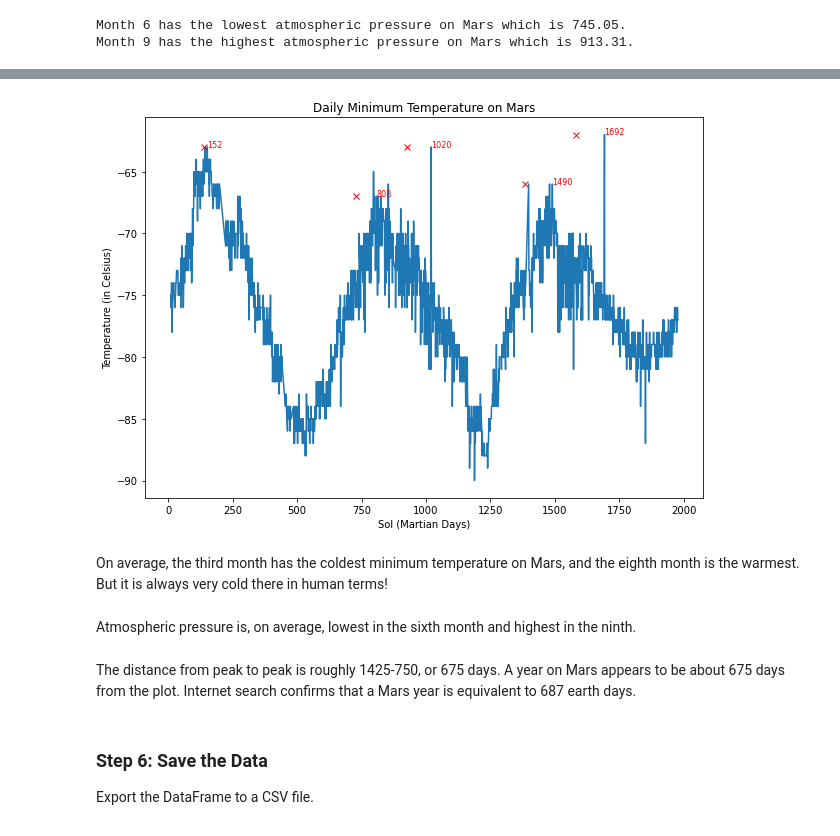
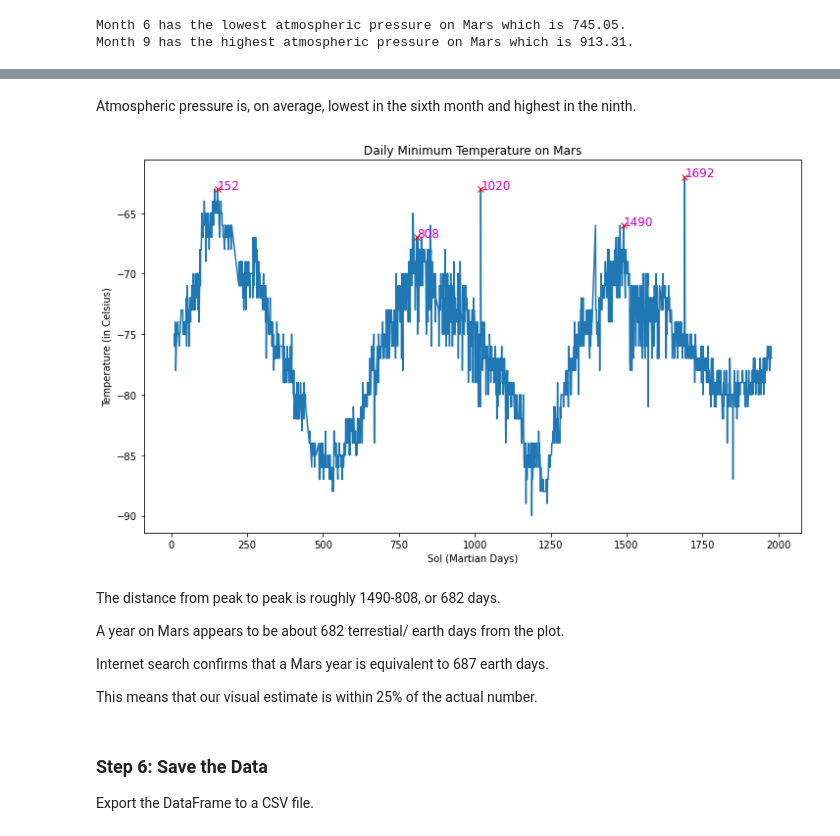
Before and after one commit to saraparveen26/WebScraping-Mars, a Jupyter notebook: Mars/part_2_mars_weather.ipynb, the cells around one changed output, grey strips where cells are left out. Cells and saved outputs as stored; diff of their text form; code cells hidden in the pictures.

```diff
--- a/Mars/part_2_mars_weather.ipynb
+++ b/Mars/part_2_mars_weather.ipynb
@@ -79,7 +80,7 @@ headers_data = []
 # Loop through the scraped data to create a list of headers
 for column in table_columns:
 
-    header = column.text
+    header = column.text.strip()
 
     # Add the header to the list
     headers_data.append(header)
@@ -347,36 +316,46 @@ from scipy.signal import find_peaks
-# %%
-# 5. How many terrestrial (earth) days are there in a Martian year?
-x = weather_df['sol']
-y = weather_df['min_temp']
-
-peaks, _ = find_peaks(y, height=-67, threshold=2, distance=150)
-
-# Visually estimate the result by plotting the daily minimum temperature on Mars
-Fig4, ax = plt.subplots(figsize=(10,7))
-plt.plot(x, y)
-plt.plot(peaks, y[peaks], "x", color='r')
-
-for i, j in zip(x[peaks],y[peaks]):
-    ax.annotate(i, xy=(i,j), size=8, color='r')
-
-# Set axis labels and chart title
-plt.xlabel("Sol (Martian Days)")
-plt.ylabel("Temperature (in Celsius)")
-plt.title("Daily Minimum Temperature on Mars")
-
-# Save the chart image
-# plt.savefig('Output/Fig3.png')
-
-# Show the chart
-plt.show()
-# %% [output]
-[figure, removed]
-# %% [markdown]
-On average, the third month has the coldest minimum temperature on Mars, and the eighth month is the warmest. But it is always very cold there in human terms!
 # %% [markdown]
 Atmospheric pressure is, on average, lowest in the sixth month and highest in the ninth.
+# %%
+# 5. How many terrestrial (earth) days are there in a Martian year?
+
+# Visually estimate the result by plotting the daily minimum temperature on Mars
+
+# Define x and y variables for the chart
+x = weather_df['sol']
+y = weather_df['min_temp']
+
+# Estimate the peaks
+peaks, _ = find_peaks(y, height=-67, threshold=2, distance=150)
+
+# Plot the charts to show Martian Days, Minimum Temperature, and Peaks
+Fig3, ax = plt.subplots(figsize=(12,7))
+plt.plot(x, y)
+plt.plot(x[peaks], y[peaks], "x", color='r')
+
+# Add labels for peak values
+for i, j in zip(x[peaks],y[peaks]):
+    ax.annotate(i, xy=(i,j), size=12, color='m')
+
+# Set axis labels and chart title
+plt.xlabel("Sol (Martian Days)")
+plt.ylabel("Temperature (in Celsius)")
+plt.title("Daily Minimum Temperature on Mars")
+
+# Save the chart image
+plt.savefig('Output/Fig3.png')
+
+# Show the chart
+plt.show()
+# %% [output]
+[figure, added]
 # %% [markdown]
-The distance from peak to peak is roughly 1425-750, or 675 days. A year on Mars appears to be about 675 days from the plot. Internet search confirms that a Mars year is equivalent to 687 earth days.
+The distance from peak to peak is roughly 1490-808, or 682 days.
+
+A year on Mars appears to be about 682 terrestial/ earth days from the plot.
+
+Internet search confirms that a Mars year is equivalent to 687 earth days.
+
+This means that our visual estimate is within 25% of the actual number.
 # %% [markdown]
 ### Step 6: Save the Data
 
```
Also changed, not shown: parts of 6 cells of this notebook, 2 other files.
